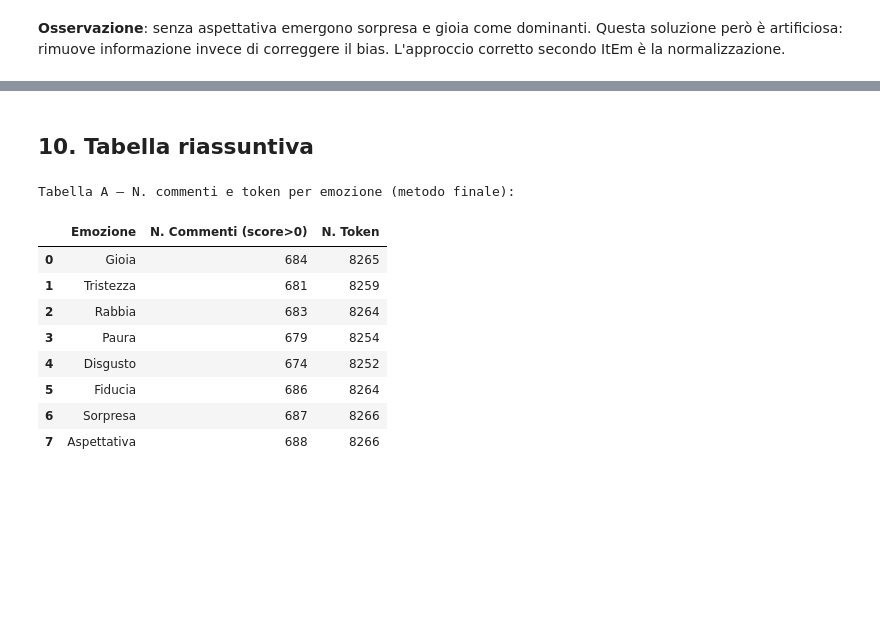
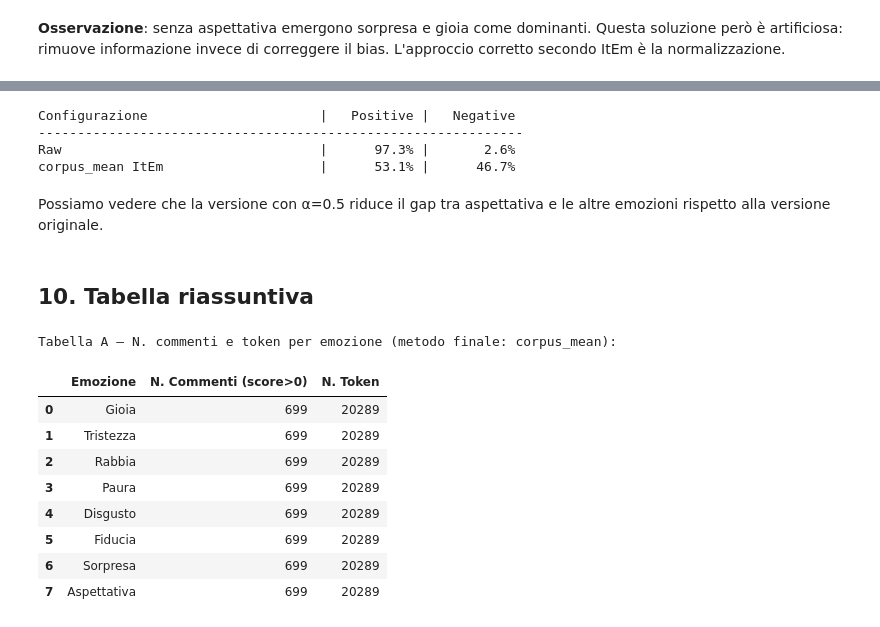
Before and after one commit to V3R0N1C4/ELIta_tesi, a Jupyter notebook: Fase3/Confronto_notizie.ipynb, the cells around one changed output, grey strips where cells are left out. Drawn from its saved outputs; the diff is of its cells as text; code cells hidden in the pictures; blank space fills up the shorter version.

```diff
--- a/Fase3/Confronto_notizie.ipynb
+++ b/Fase3/Confronto_notizie.ipynb
@@ -749,36 +395,67 @@ Possiamo vedere che la versione con α=0.5 è quella a noi più conveniente: rid
+# %%
+# Confronto progressione: raw → corpus_mean (metodo finale)
+fig = make_subplots(rows=1, cols=2,
+    subplot_titles=['Raw', 'corpus_mean ItEm (metodo finale)'],
+    horizontal_spacing=0.12)
+for col_idx, df_r in enumerate([df_raw, df_corpus_mean], start=1):
+    counts = df_r['dominant_emotion'].value_counts()
+    for e in BASIC_EMOTIONS + ['neutrale']:
+        n = counts.get(e, 0)
+        fig.add_trace(go.Bar(name=e, x=[e[:4]], y=[round(n/total*100, 1)],
+            marker_color=EMOTION_COLORS.get(e, '#999'),
+            showlegend=(col_idx==1), legendgroup=e,
+            text=['{:.0f}%'.format(n/total*100)], textposition='outside'),
+            row=1, col=col_idx)
+fig.update_layout(
+    title='Progressione: Raw → corpus_mean ItEm',
+    barmode='group', height=500)
+fig.show()
+# %%
+# Bilancio pos/neg
+print('{:<35s} | {:>10s} | {:>10s}'.format('Configurazione','Positive','Negative'))
+print('-'*62)
+for label, df_r in [('Raw',              df_raw),
+                    ('corpus_mean ItEm', df_corpus_mean)]:
+    c = df_r['dominant_emotion'].value_counts()
+    pos = sum(c.get(e, 0) for e in POSITIVE)
+    neg = sum(c.get(e, 0) for e in NEGATIVE)
+    print('{:<35s} | {:>9.1f}% | {:>9.1f}%'.format(label, pos/total*100, neg/total*100))
+# %% [output]
+Configurazione                      |   Positive |   Negative
+--------------------------------------------------------------
+Raw                                 |      97.3% |       2.6%
+corpus_mean ItEm                    |      53.1% |      46.7%
+# %% [markdown]
+Possiamo vedere che la versione con α=0.5 riduce il gap tra aspettativa e le altre emozioni rispetto alla versione originale.
 # %% [markdown]
 ## 10. Tabella riassuntiva
 # %%
 # Tabella A: N. commenti e token con score > 0 per emozione
-df_filt_sw = df_filt[~df_filt['lemma'].isin(ALL_STOPWORDS)]
-eidx_dist = set(df_elita_orig.index)
-if DIST_THRESHOLD > 0:
-    sorted_sc = df_elita_orig[BASIC_EMOTIONS].apply(lambda r: sorted(r.values,reverse=True), axis=1)
-    dist_col  = sorted_sc.apply(lambda s: s[0]-s[1] if len(s)>1 else s[0])
-    eidx_dist = eidx_dist & set(df_elita_orig[dist_col >= DIST_THRESHOLD].index)
-
-# Tabella A: usa df_sw (senza norma, per conteggi significativi)
-df_sw_forA = detect_emotions_sw(df_corpus, df_tokens, df_elita_orig, ALL_STOPWORDS, 0.0)
+df_raw_orig = results_raw_versions['Originale (α=0)']
 table_A = []
 for e in BASIC_EMOTIONS:
-    comm = df_sw_forA[df_sw_forA[e]>0]['comment_id']
-    ntok = df_filt_sw[df_filt_sw['comment_id'].isin(comm)&df_filt_sw['lemma'].isin(eidx_dist)]['lemma'].count()
-    table_A.append({'Emozione':e.capitalize(),
-                    'N. Commenti (score>0)':int((df_sw_forA[e]>0).sum()),
-                    'N. Token':int(ntok)})
-print('Tabella A — N. commenti e token per emozione (metodo finale):')
+    n_comm   = int((df_raw_orig[e] > 0).sum())
+    comm_ids = set(df_raw_orig[df_raw_orig[e] > 0]['comment_id'])
+    n_tok    = int(df_filt[
+        df_filt['comment_id'].isin(comm_ids) &
+        df_filt['lemma'].isin(set(df_elita_orig.index))
+    ]['lemma'].count())
+    table_A.append({'Emozione': e.capitalize(),
+                    'N. Commenti (score>0)': n_comm,
+                    'N. Token': n_tok})
+print('Tabella A — N. commenti e token per emozione (metodo finale: corpus_mean):')
 display(pd.DataFrame(table_A))
 # %% [output]
-Tabella A — N. commenti e token per emozione (metodo finale):
+Tabella A — N. commenti e token per emozione (metodo finale: corpus_mean):
 |  | Emozione | N. Commenti (score>0) | N. Token |
-| 0 | Gioia | 684 | 8265 |
-| 1 | Tristezza | 681 | 8259 |
-| 2 | Rabbia | 683 | 8264 |
-| 3 | Paura | 679 | 8254 |
-| 4 | Disgusto | 674 | 8252 |
-| 5 | Fiducia | 686 | 8264 |
-| 6 | Sorpresa | 687 | 8266 |
-| 7 | Aspettativa | 688 | 8266 |
+| 0 | Gioia | 699 | 20289 |
+| 1 | Tristezza | 699 | 20289 |
+| 2 | Rabbia | 699 | 20289 |
+| 3 | Paura | 699 | 20289 |
+| 4 | Disgusto | 699 | 20289 |
+| 5 | Fiducia | 699 | 20289 |
+| 6 | Sorpresa | 699 | 20289 |
+| 7 | Aspettativa | 699 | 20289 |
 # %%
 dom = results_final['Originale (α=0)']['dominant_emotion'].value_counts()
 tot = len(results_final['Originale (α=0)'])
```
Also changed, not shown: parts of 49 cells of this notebook.
